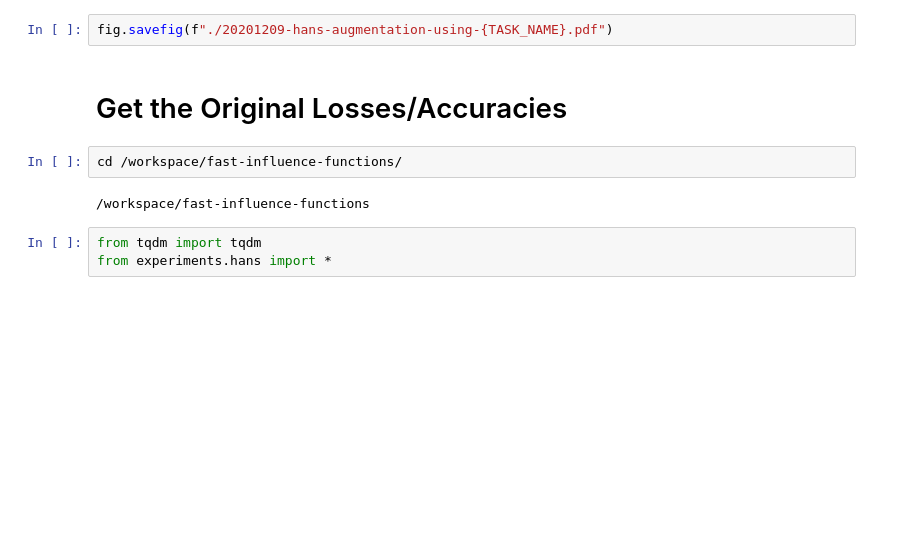
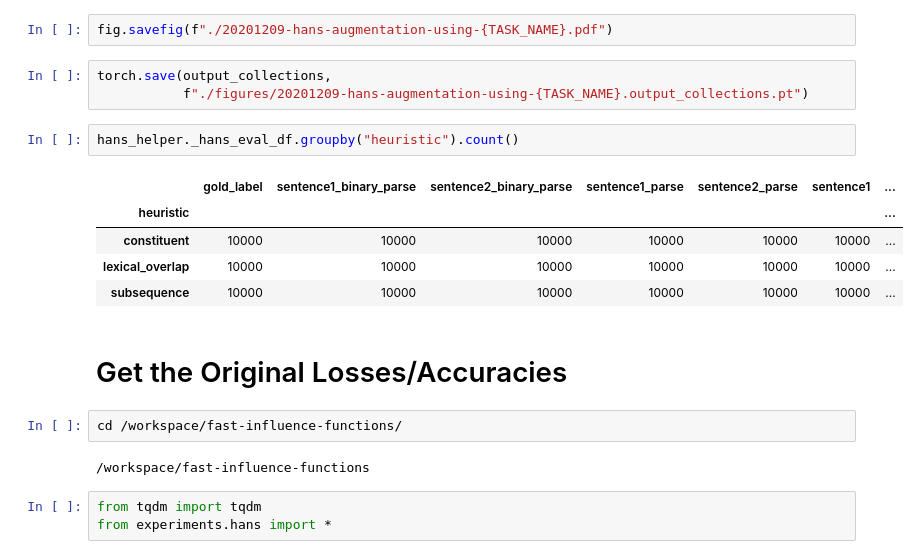
Before and after one commit to salesforce/fast-influence-functions, a Jupyter notebook: notebooks/20201207-fixing-model-predictions.ipynb, the cells around one changed output. Cells and saved outputs as stored; diff of their text form; blank space fills up the shorter version.

```diff
--- a/notebooks/20201207-fixing-model-predictions.ipynb
+++ b/notebooks/20201207-fixing-model-predictions.ipynb
@@ -362,5 +368,16 @@ for metric_index, metric_name in enumerate(["loss", "accuracy"]):
 # %%
 fig.savefig(f"./20201209-hans-augmentation-using-{TASK_NAME}.pdf")
+# %%
+torch.save(output_collections,
+           f"./figures/20201209-hans-augmentation-using-{TASK_NAME}.output_collections.pt")
+# %%
+hans_helper._hans_eval_df.groupby("heuristic").count()
+# %% [output]
+|  | gold_label | sentence1_binary_parse | sentence2_binary_parse | sentence1_parse | sentence2_parse | sentence1 | ... |
+| heuristic |  |  |  |  |  |  | ... |
+| constituent | 10000 | 10000 | 10000 | 10000 | 10000 | 10000 | ... |
+| lexical_overlap | 10000 | 10000 | 10000 | 10000 | 10000 | 10000 | ... |
+| subsequence | 10000 | 10000 | 10000 | 10000 | 10000 | 10000 | ... |
 # %% [markdown]
 # Get the Original Losses/Accuracies
 # %%
```
Also changed, not shown: parts of 7 cells of this notebook.
